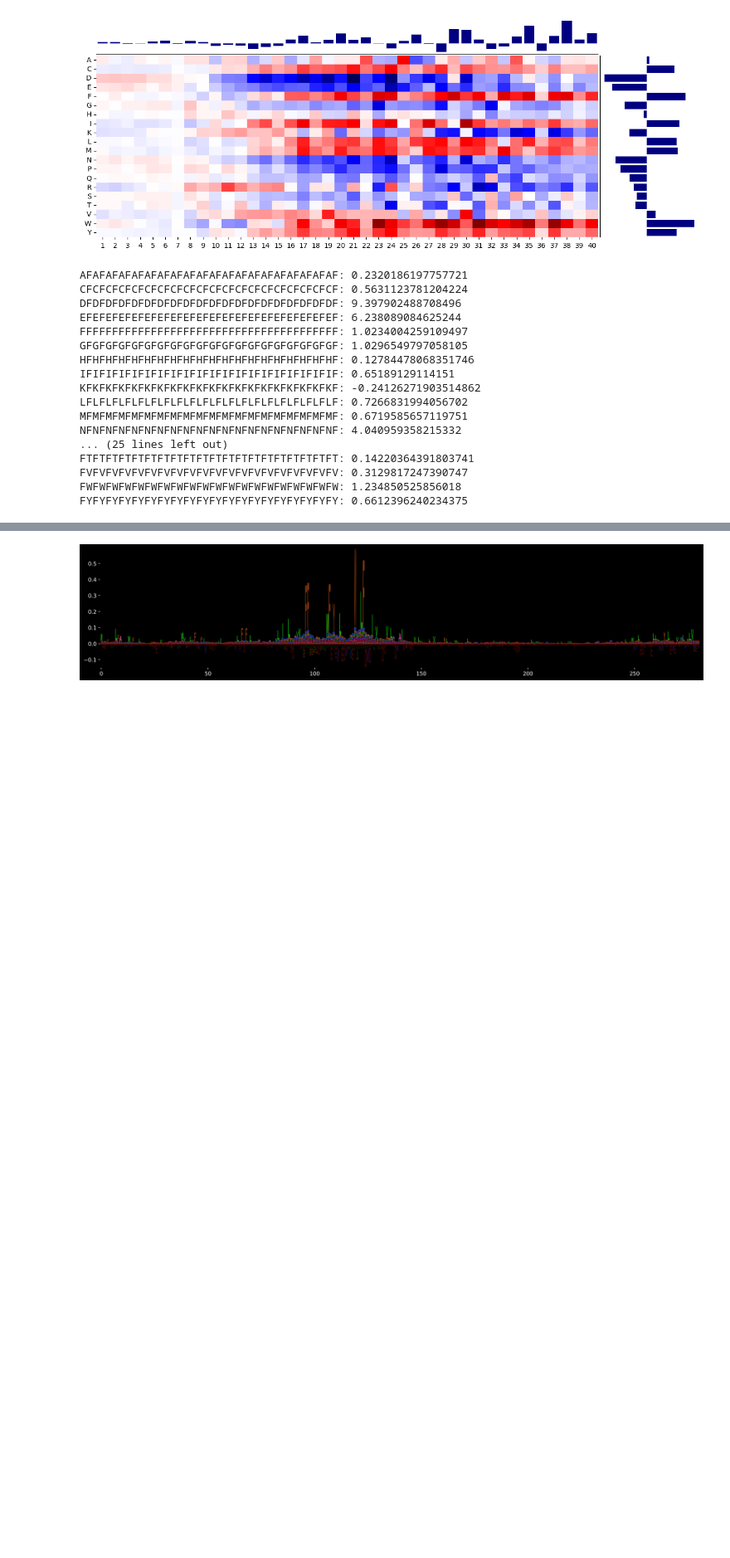
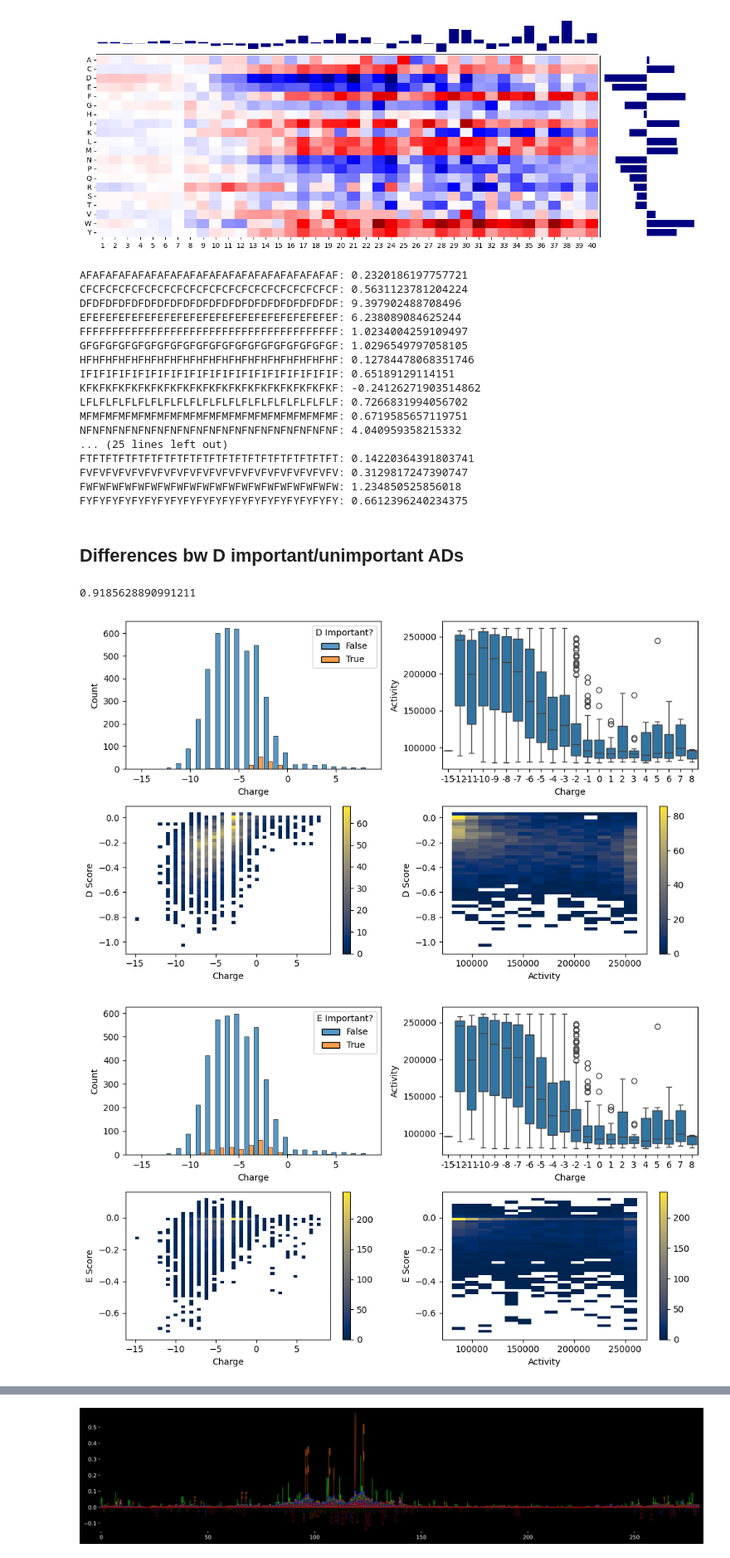
Before and after one commit to staller-lab/ADHunter-DeepLift, a Jupyter notebook: notebooks/250318_deeplift.ipynb, the cells around one changed output, grey strips where cells are left out. Shown at 83% size. Cells and saved outputs as stored; diff of their text form; code cells hidden in the pictures; blank space fills up the shorter version.

Commit message:
QC plots for acidic negative effect

```diff
--- a/notebooks/250318_deeplift.ipynb
+++ b/notebooks/250318_deeplift.ipynb
@@ -756,3 +591,65 @@ FTFTFTFTFTFTFTFTFTFTFTFTFTFTFTFTFTFTFTFT: 0.14220364391803741
 FVFVFVFVFVFVFVFVFVFVFVFVFVFVFVFVFVFVFVFV: 0.3129817247390747
 FWFWFWFWFWFWFWFWFWFWFWFWFWFWFWFWFWFWFWFW: 1.234850525856018
 FYFYFYFYFYFYFYFYFYFYFYFYFYFYFYFYFYFYFYFY: 0.6612396240234375
+# %% [markdown]
+## Differences bw D important/unimportant ADs
+# %%
+attr_positional = (X_ad_enc * attr).detach()
+# %%
+charges = (df["Seq"].str.count("R|K") - df["Seq"].str.count("D|E")).values
+wfyl = df["Seq"].str.count("W|F|Y|L").values
+df["Charge"] = charges
+df["WFYL"] = wfyl
+# %%
+baseline_charge = (
+    baseline_neg[:, :, [alphabet.index("R"), alphabet.index("K")]].sum(dim=[1, 2]) - \
+    baseline_neg[:, :, [alphabet.index("D"), alphabet.index("E")]].sum(dim=[1, 2]))
+baseline_charge.item()
+# %% [output]
+0.9185628890991211
+# %%
+ad_idx = np.where(df["Activity"] >= thresh)[0]
+df_ad = df.iloc[ad_idx].copy()
+with torch.no_grad():
+    d_sums = attr_positional.sum(dim=1)[:, alphabet.index("D")].numpy()
+    e_sums = attr_positional.sum(dim=1)[:, alphabet.index("E")].numpy()
+df_ad["D Score"] = d_sums
+df_ad["E Score"] = e_sums
+d_important = "D Important?"
+e_important = "E Important?"
+df_ad[d_important] = False
+df_ad.loc[df_ad.iloc[d_sums > 0].index, d_important] = True
+df_ad[e_important] = False
+df_ad.loc[df_ad.iloc[e_sums > 0].index, e_important] = True
+# sns.violinplot(df_ad, x=d_important, y="Charge", inner=None)
+# plt.show()
+# sns.violinplot(df_ad, hue=d_important, y="WFYL", inner=None)
+# plt.show()
+
+fig, axs = plt.subplots(2, 2, figsize=(10,6))
+sns.histplot(df_ad, hue=d_important, x="Charge", multiple="dodge", ax=axs[0, 0], discrete=True, shrink=0.9)
+# sns.histplot(df_ad, x="Charge", y="Activity", ax=axs[0, 1], cbar=True, cmap="viridis", )
+sns.boxplot(df_ad, x="Charge", y="Activity", ax=axs[0, 1], )
+sns.histplot(df_ad, x="Charge", y="D Score", ax=axs[1, 0], cbar=True, cmap="cividis")
+# axs[1, 0].axhline(0, c='k', linewidth=1, alpha=0.3)
+sns.histplot(df_ad, x="Activity", y="D Score", ax=axs[1, 1], cbar=True, cmap="cividis")
+
+plt.tight_layout()
+plt.show()
+fig, axs = plt.subplots(2, 2, figsize=(10,6))
+sns.histplot(df_ad, hue=e_important, x="Charge", multiple="dodge", ax=axs[0, 0], discrete=True, shrink=0.9)
+# sns.histplot(df_ad, x="Charge", y="Activity", ax=axs[0, 1], cbar=True, cmap="viridis", )
+sns.boxplot(df_ad, x="Charge", y="Activity", ax=axs[0, 1], )
+sns.histplot(df_ad, x="Charge", y="E Score", ax=axs[1, 0], cbar=True, cmap="cividis")
+# axs[1, 0].axhline(0, c='k', linewidth=1, alpha=0.3)
+sns.histplot(df_ad, x="Activity", y="E Score", ax=axs[1, 1], cbar=True, cmap="cividis")
+
+plt.tight_layout()
+plt.show()
+
+# plt.scatter(x=df_ad["Seq"].str.count("D").values, y=df_ad["Charge"])
+# plt.scatter(x=df_ad["Seq"].str.count("D").values, y=d_sums)
+# plt.scatter(x=df_ad["Charge"], y=d_sums)
+# %% [output]
+[figure, added]
+[figure, added]
```
Also changed, not shown: parts of 10 cells of this notebook.
